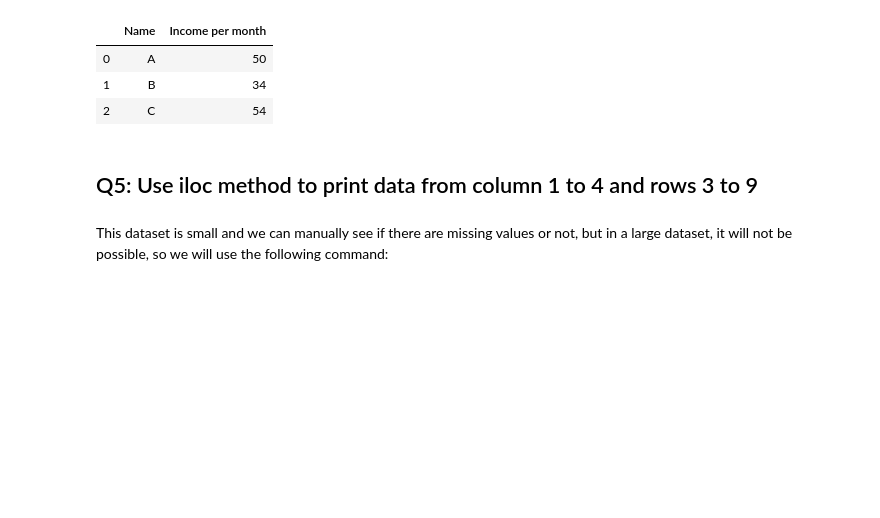
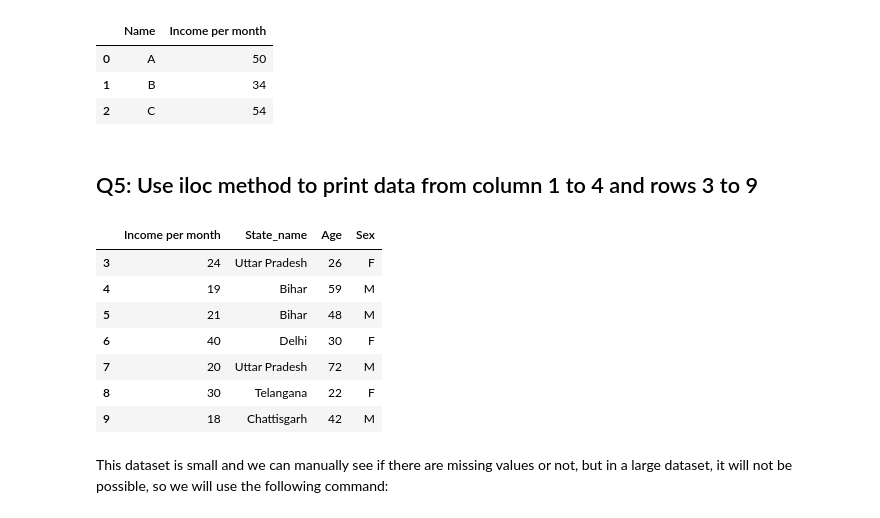
Before and after one commit to aimlcommunity/Breast-Cancer-Detection-using-Machine-Learning, a Jupyter notebook: Week 1- Breast Cancer detection proejct.ipynb, the cells around one changed output. Saved outputs shown, nothing was run; the diff lists cells and outputs as text; code cells hidden in the pictures; blank space fills up the shorter version.

```diff
--- a/Week 1- Breast Cancer detection proejct.ipynb
+++ b/Week 1- Breast Cancer detection proejct.ipynb
@@ -292,6 +347,17 @@ df.iloc[0:3,0:2]
 | 2 | C | 54 |
 # %% [markdown]
 ## Q5: Use iloc method to print data from column 1 to 4 and rows 3 to 9
+# %%
+df.iloc[3:10,1:5]
+# %% [output]
+|  | Income per month | State_name | Age | Sex |
+| 3 | 24 | Uttar Pradesh | 26 | F |
+| 4 | 19 | Bihar | 59 | M |
+| 5 | 21 | Bihar | 48 | M |
+| 6 | 40 | Delhi | 30 | F |
+| 7 | 20 | Uttar Pradesh | 72 | M |
+| 8 | 30 | Telangana | 22 | F |
+| 9 | 18 | Chattisgarh | 42 | M |
 # %% [markdown]
 This dataset is small and we can manually see if there are missing values or not, but in a large dataset, it will not be possible, so we will use the following command:
 # %%
```
Also changed, not shown: parts of 14 cells of this notebook.
